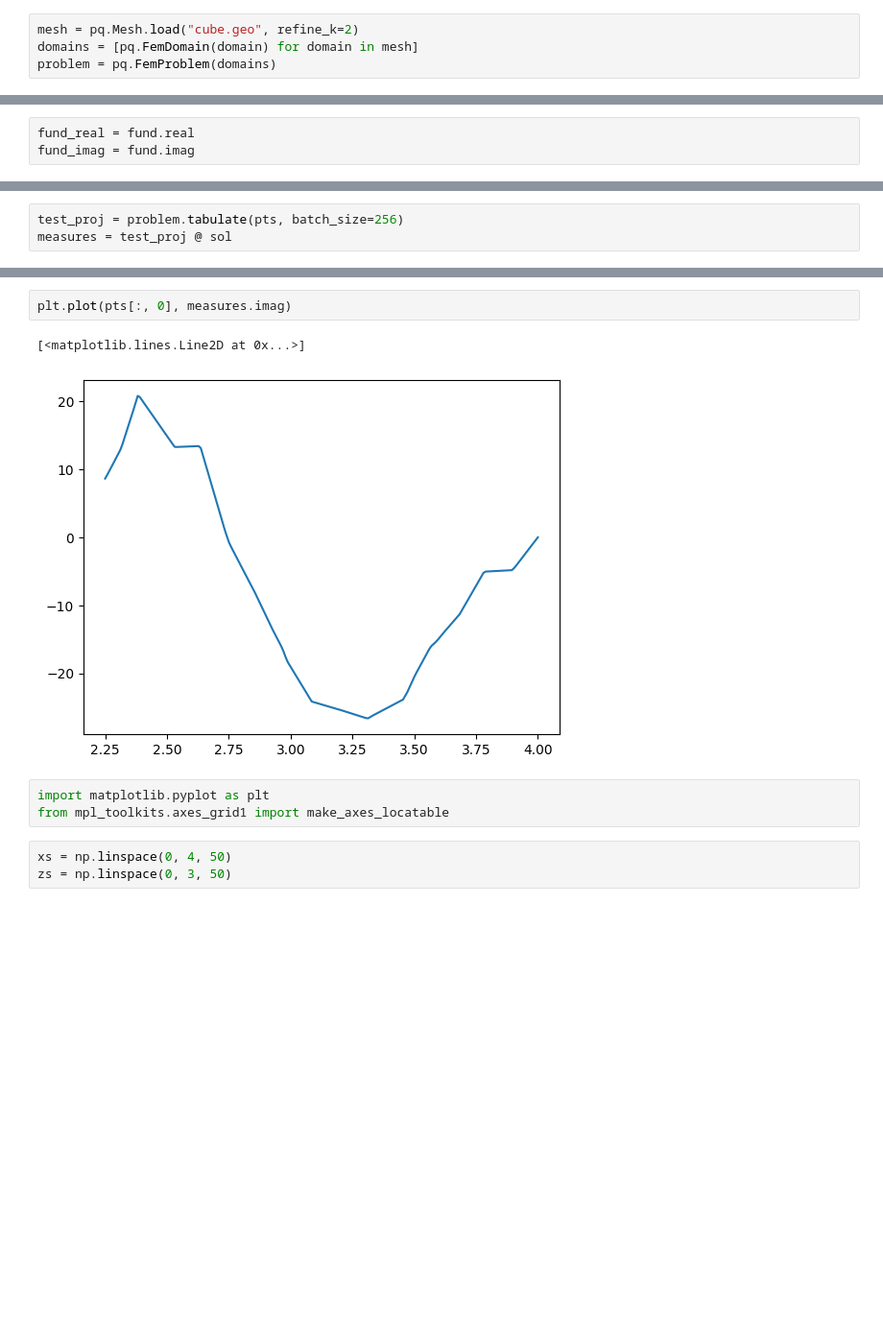
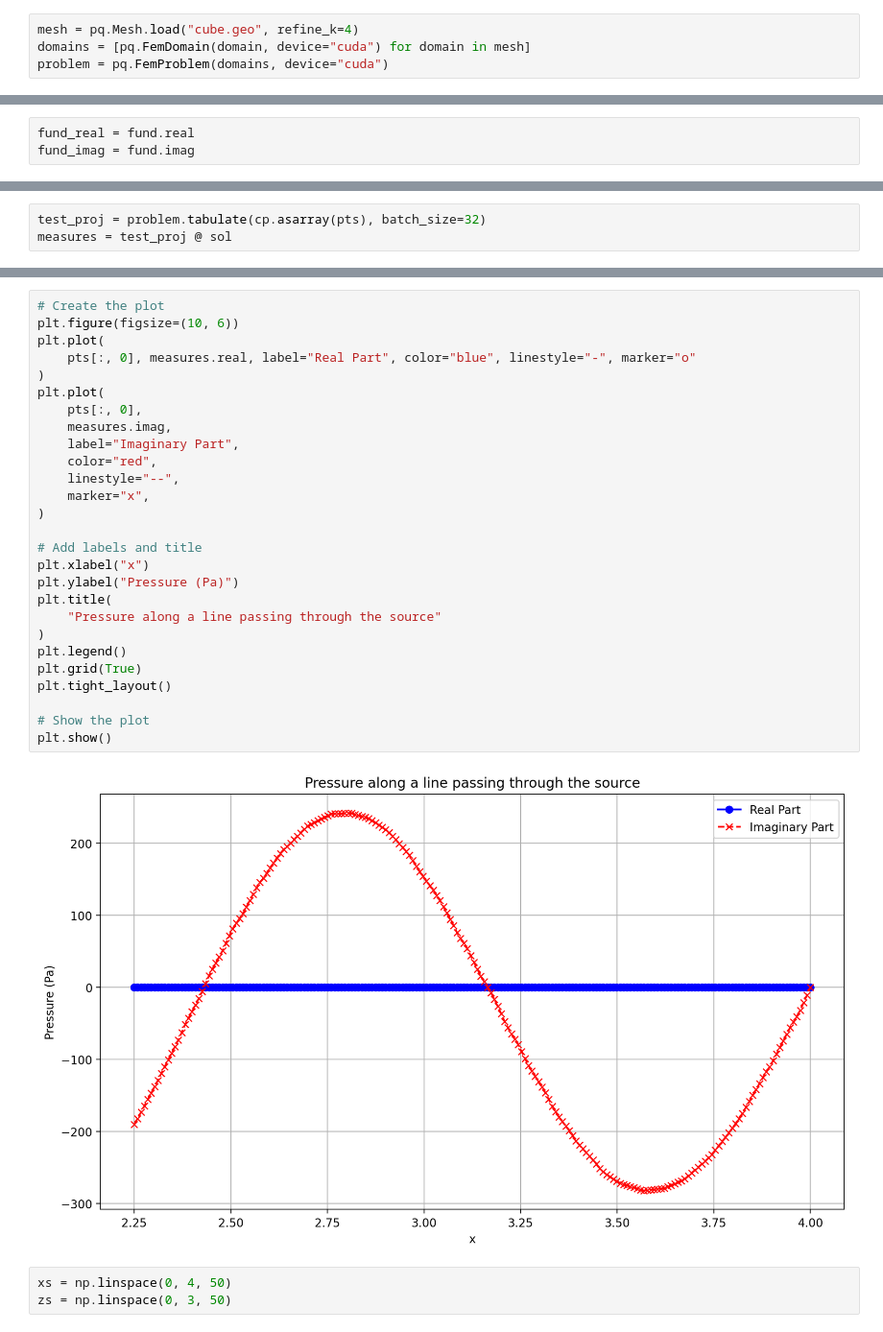
Before and after one commit to boorlakov/pyquasar, a Jupyter notebook: examples/acoustics.ipynb, the cells around one changed output, grey strips where cells are left out. Shown at 96% size. Drawn from its saved outputs; the diff is of its cells as text; blank space fills up the shorter version.

```diff
--- a/examples/acoustics.ipynb
+++ b/examples/acoustics.ipynb
@@ -62,9 +71,9 @@ def flow(p, n):
 def ub(p, n):
   return 2 * (n[..., 0] - n[..., 1]) + p[..., 0] - p[..., 1]
 # %%
-mesh = pq.Mesh.load("cube.geo", refine_k=2)
-domains = [pq.FemDomain(domain) for domain in mesh]
-problem = pq.FemProblem(domains)
+mesh = pq.Mesh.load("cube.geo", refine_k=4)
+domains = [pq.FemDomain(domain, device="cuda") for domain in mesh]
+problem = pq.FemProblem(domains, device="cuda")
 # %%
 mesh
 # %% [output]
@@ -123,3 +150,3 @@ graph2 = plt.plot(pts[:, 0], fund_imag)
 # %%
-test_proj = problem.tabulate(pts, batch_size=256)
+test_proj = problem.tabulate(cp.asarray(pts), batch_size=32)
 measures = test_proj @ sol
@@ -131,11 +153,32 @@ plt.plot(pts[:, 0], measures.real)
-# %%
-plt.plot(pts[:, 0], measures.imag)
-# %% [output]
-[<matplotlib.lines.Line2D at 0x...>]
-[figure, removed]
-# %%
-import matplotlib.pyplot as plt
-from mpl_toolkits.axes_grid1 import make_axes_locatable
+# %%
+# Create the plot
+plt.figure(figsize=(10, 6))
+plt.plot(
+    pts[:, 0], measures.real, label="Real Part", color="blue", linestyle="-", marker="o"
+)
+plt.plot(
+    pts[:, 0],
+    measures.imag,
+    label="Imaginary Part",
+    color="red",
+    linestyle="--",
+    marker="x",
+)
+
+# Add labels and title
+plt.xlabel("x")
+plt.ylabel("Pressure (Pa)")
+plt.title(
+    "Pressure along a line passing through the source"
+)
+plt.legend()
+plt.grid(True)
+plt.tight_layout()
+
+# Show the plot
+plt.show()
+# %% [output]
+[figure, added]
 # %%
 xs = np.linspace(0, 4, 50)
 zs = np.linspace(0, 3, 50)
```
Also changed, not shown: parts of 18 cells of this notebook, 4 other files.
